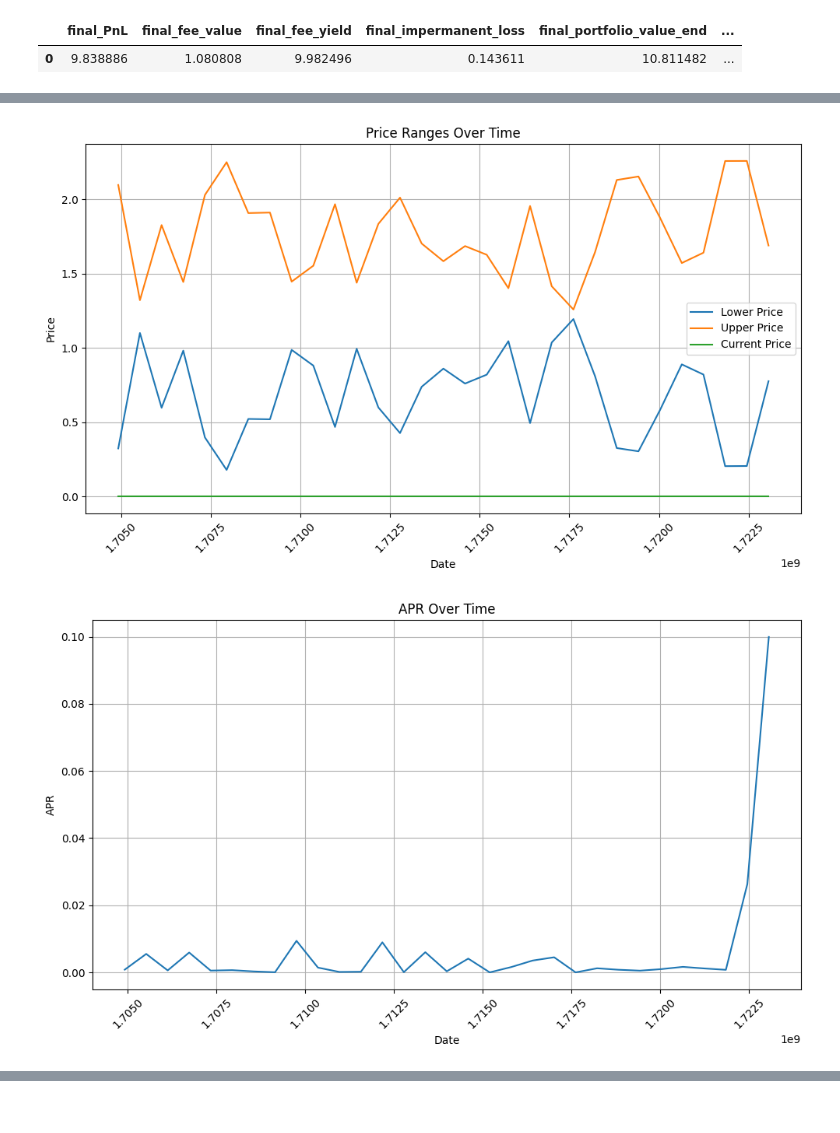
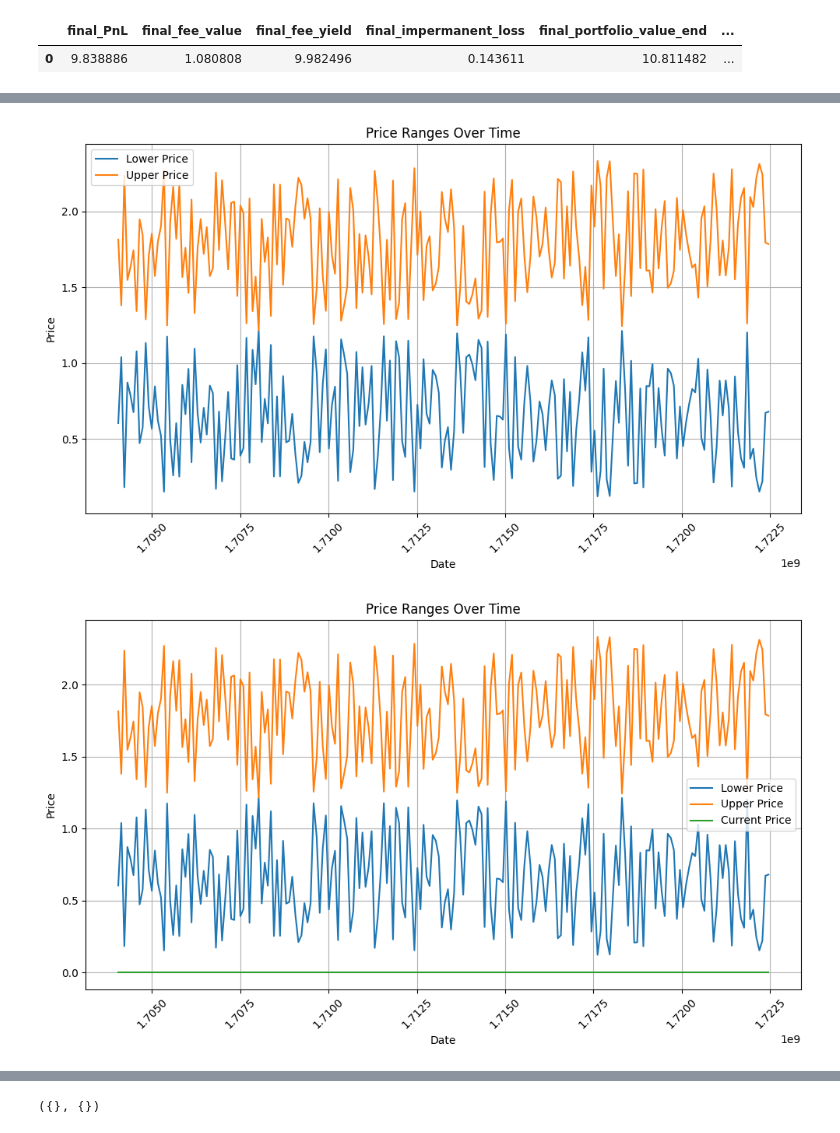
Before and after one commit to idrees535/ILP-V3, a Jupyter notebook: model_notebooks/ilp_backtest.ipynb, the cells around one changed output, grey strips where cells are left out. Cells and saved outputs as stored; diff of their text form; code cells hidden in the pictures.

Commit message:
backtest ilp with predict and data apis

```diff
--- a/model_notebooks/ilp_backtest.ipynb
+++ b/model_notebooks/ilp_backtest.ipynb
@@ -19,7 +19,7 @@ def save_data_to_df(response_json):
         data.append({
             'start': info_data.get('start'),
             'end': info_data.get('end'),
-            'curr_price': burn_data.get('burn_price') / 1e10,
+            'curr_price': burn_data.get('burn_price') / 1e18,
             'lower_price': info_data.get('lower_price'),
             'upper_price': info_data.get('upper_price'),
             'X_start': info_data.get('X_start'),
@@ -73,6 +73,20 @@ def plot_prices_over_time(data_df):
     plt.plot(data_df['start'], data_df['lower_price'], label='Lower Price')
     plt.plot(data_df['start'], data_df['upper_price'], label='Upper Price')
     plt.plot(data_df['start'], data_df['curr_price'], label='Current Price')
+
+    plt.xlabel('Date')
+    plt.ylabel('Price')
+    plt.title('Price Ranges Over Time')
+    plt.legend()
+    plt.grid(True)
+    plt.xticks(rotation=45)
+    plt.tight_layout()
+    plt.show()
+
+def plot_action_over_time(data_df):
+    plt.figure(figsize=(10, 6))
+    plt.plot(data_df['start'], data_df['lower_price'], label='Lower Price')
+    plt.plot(data_df['start'], data_df['upper_price'], label='Upper Price')
 
     plt.xlabel('Date')
     plt.ylabel('Price')
@@ -232,7 +246,7 @@ def simulate_position(X_reserve, Y_reserve, positions):
     print(positions)
     vector = {
         "datatype": "raw",
-        "fee_tier": 1000,
+
         "pool": "0x109830a1aaad605bbf02a9dfa7b0b92ec2fb7daa",
         "token0": X_reserve,
         "token1": Y_reserve,
@@ -245,7 +259,7 @@ def simulate_position(X_reserve, Y_reserve, positions):
 
     return response
 
-start_date = '01-01-24'
+start_date = '01-07-24'
 end_date = '01-08-24'
 ddpg_agent_path = 'model_storage/ddpg/ddpg_1'
 ppo_agent_path = 'model_storage/ppo/lstm_actor_critic_batch_norm'
@@ -300,11 +300,12 @@ data_df.head(10)
 # %%
 
 # Plotting the results
+plot_action_over_time(data_df)
 plot_prices_over_time(data_df)
 plot_apr_over_time(data_df)
 plot_il_over_time(data_df)
 plot_pnl_over_time(data_df)
 plot_yield_over_time(data_df)
 # %% [output]
-[figure, old version]
+[figure, new version]
-[figure, old version]
+[figure, new version]
@@ -313,0 +316,5 @@ plot_yield_over_time(data_df)
+# %%
+
+get_inference()
+# %% [output]
+({}, {})
```
Also changed, not shown: parts of 3 cells of this notebook.
